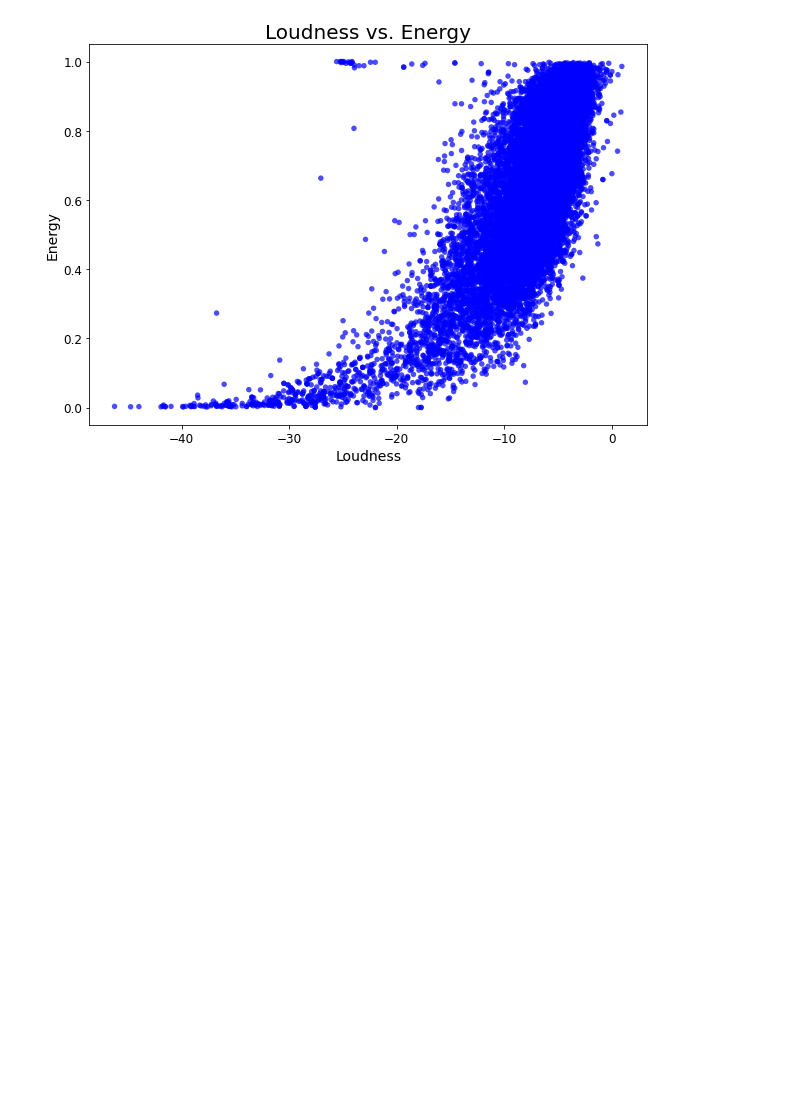
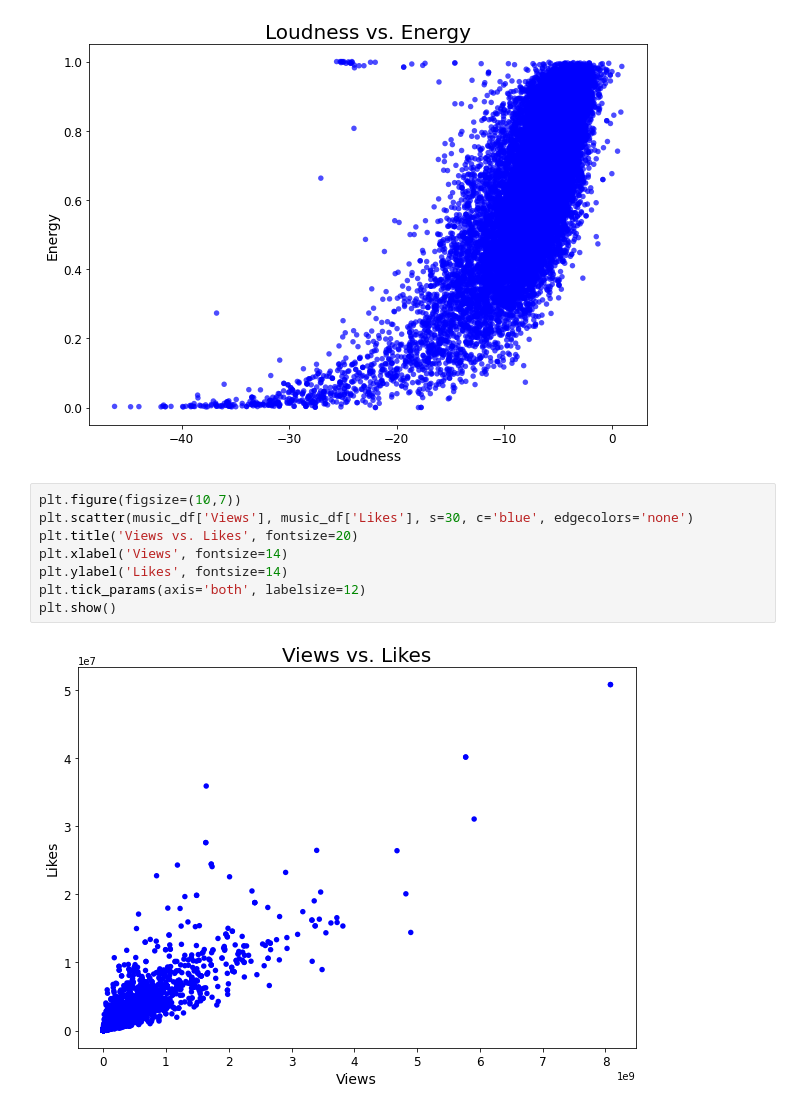
Before and after one commit to VictorRegueira/SongsStatistics, a Jupyter notebook: SongsStatistics/01 - Cleaning and first impressions.ipynb, the cells around one changed output. Saved outputs shown, nothing was run; the diff lists cells and outputs as text; blank space fills up the shorter version.

```diff
--- a/SongsStatistics/01 - Cleaning and first impressions.ipynb
+++ b/SongsStatistics/01 - Cleaning and first impressions.ipynb
@@ -206,3 +206,13 @@ plt.tick_params(axis='both', which='major', labelsize=12)
 plt.show()
 # %% [output]
 [figure]
+# %%
+plt.figure(figsize=(10,7))
+plt.scatter(music_df['Views'], music_df['Likes'], s=30, c='blue', edgecolors='none')
+plt.title('Views vs. Likes', fontsize=20)
+plt.xlabel('Views', fontsize=14)
+plt.ylabel('Likes', fontsize=14)
+plt.tick_params(axis='both', labelsize=12)
+plt.show()
+# %% [output]
+[figure, added]
```
